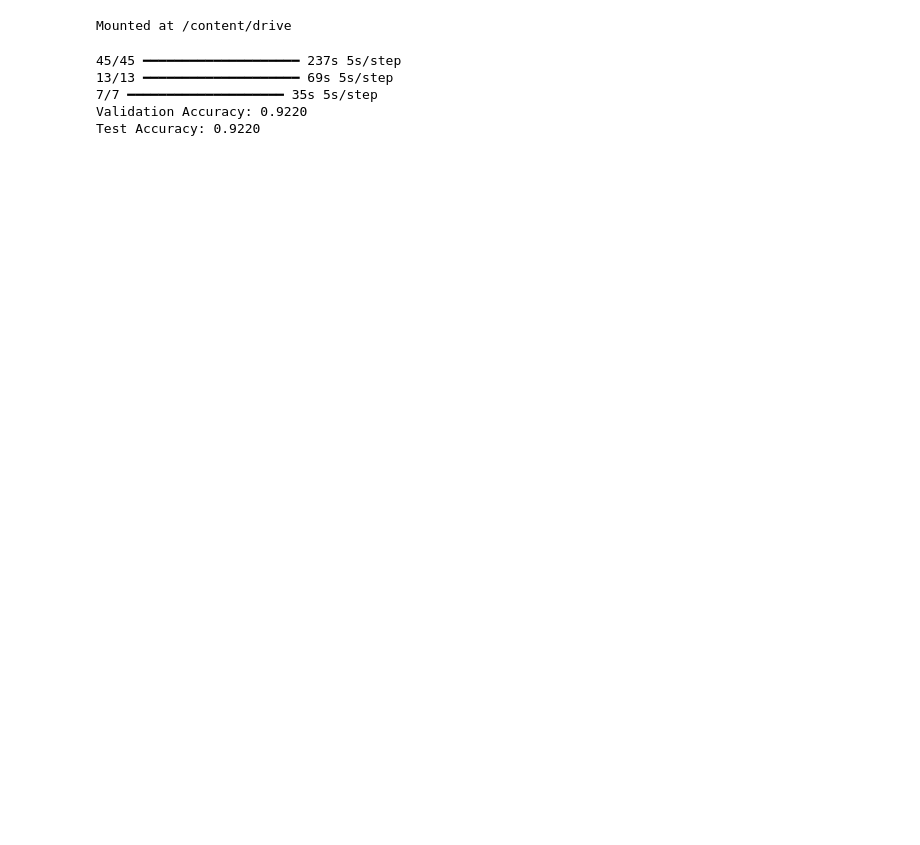
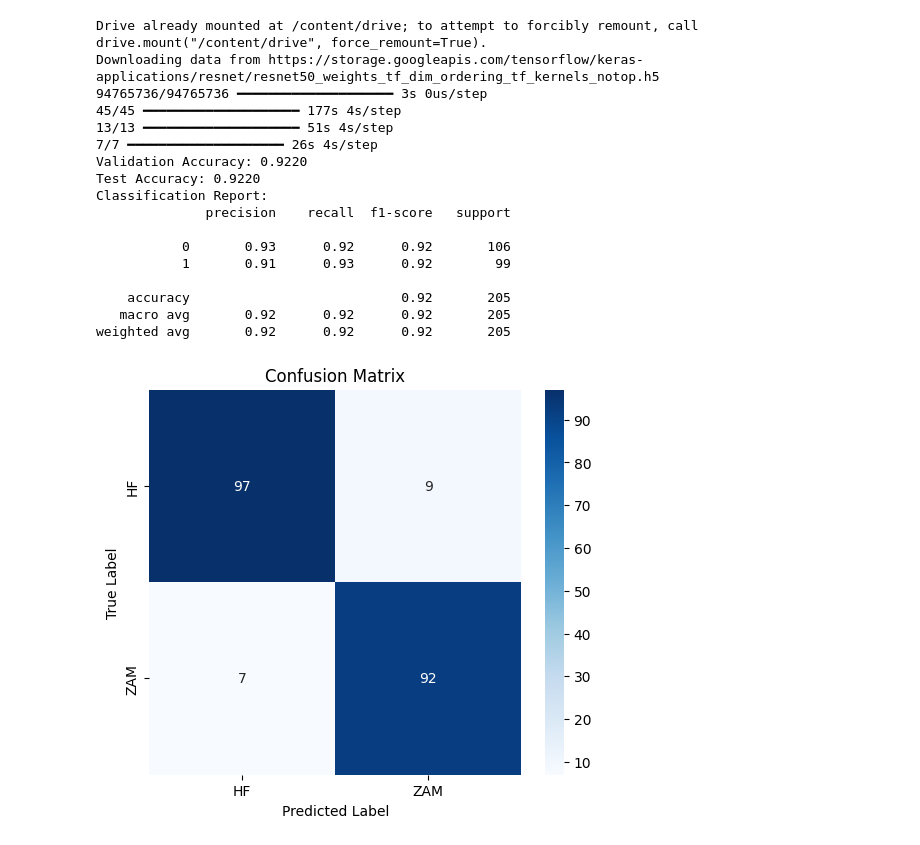
Before and after one commit to siva0124/HUNTER-C, a Jupyter notebook: Untitled1.ipynb, the cells around one changed output. Saved outputs shown, nothing was run; the diff lists cells and outputs as text; code cells hidden in the pictures; blank space fills up the shorter version.

```diff
--- a/Untitled1.ipynb
+++ b/Untitled1.ipynb
@@ -1,21 +1,21 @@
 # %% [markdown]
 <a href="https://colab.research.google.com/github/siva0124/HUNTER-C/blob/main/Untitled1.ipynb" target="_parent"><img src="https://colab.research.google.com/assets/colab-badge.svg" alt="Open In Colab"/></a>
-# %%
-from google.colab import drive
-drive.mount('/content/drive')
-# %% [output]
-Mounted at /content/drive
 # %%
+# SVM Methodology
+from google.colab import drive
+drive.mount('/content/drive')
+
 import os
 import numpy as np
 import cv2
+import matplotlib.pyplot as plt
+import seaborn as sns
 from sklearn.svm import SVC
-from sklearn.metrics import accuracy_score
+from sklearn.metrics import accuracy_score, classification_report, confusion_matrix, roc_curve, auc
 from tensorflow.keras.applications import ResNet50
 from tensorflow.keras.applications.resnet50 import preprocess_input
 from tensorflow.keras.preprocessing.image import load_img, img_to_array
 from tensorflow.keras.models import Model
-from tensorflow.keras.utils import to_categorical
 
 # Paths
 test_images_path = "/content/drive/MyDrive/skin cancer detection/test/images"
@@ -51,33 +51,77 @@ def load_images_and_extract_features(images_path, labels_path, model):
     features = model.predict(images)
     return features, labels
 
 # Load pre-trained ResNet50 model for feature extraction
 base_model = ResNet50(weights='imagenet', include_top=False, pooling='avg')
 feature_extractor = Model(inputs=base_model.input, outputs=base_model.output)
 
 # Load training data
 X_train, y_train = load_images_and_extract_features(train_images_path, train_labels_path, feature_extractor)
 # Load validation data
 X_valid, y_valid = load_images_and_extract_features(valid_images_path, valid_labels_path, feature_extractor)
 # Load test data
 X_test, y_test = load_images_and_extract_features(test_images_path, test_labels_path, feature_extractor)
 
 # Train SVM classifier
 svm = SVC(kernel='linear', probability=True)
 svm.fit(X_train, y_train)
 
 # Evaluate on validation set
 y_valid_pred = svm.predict(X_valid)
 valid_accuracy = accuracy_score(y_valid, y_valid_pred)
 print(f'Validation Accuracy: {valid_accuracy:.4f}')
 
 # Evaluate on test set
 y_test_pred = svm.predict(X_test)
 test_accuracy = accuracy_score(y_test, y_test_pred)
 print(f'Test Accuracy: {test_accuracy:.4f}')
+
+# Classification report
+print("Classification Report:")
+print(classification_report(y_test, y_test_pred))
+
+# Confusion Matrix as Image
+cm = confusion_matrix(y_test, y_test_pred)
+labels = ["HF", "ZAM"]  # Class labels
+
+plt.figure(figsize=(6, 5))
+sns.heatmap(cm, annot=True, fmt='d', cmap='Blues', xticklabels=labels, yticklabels=labels)
+plt.xlabel("Predicted Label")
+plt.ylabel("True Label")
+plt.title("Confusion Matrix")
+plt.show()
+
+# ROC Curve
+y_test_prob = svm.predict_proba(X_test)[:, 1]
+fpr, tpr, _ = roc_curve(y_test, y_test_prob)
+roc_auc = auc(fpr, tpr)
+
+plt.figure()
+plt.plot(fpr, tpr, color='blue', lw=2, label=f'ROC curve (area = {roc_auc:.2f})')
+plt.plot([0, 1], [0, 1], color='gray', linestyle='--')
+plt.xlim([0.0, 1.0])
+plt.ylim([0.0, 1.0])
+plt.xlabel('False Positive Rate')
+plt.ylabel('True Positive Rate')
+plt.title('Receiver Operating Characteristic (ROC) Curve')
+plt.legend(loc='lower right')
+plt.show()
 # %% [output]
-45/45 ━━━━━━━━━━━━━━━━━━━━ 237s 5s/step
-13/13 ━━━━━━━━━━━━━━━━━━━━ 69s 5s/step
-7/7 ━━━━━━━━━━━━━━━━━━━━ 35s 5s/step
+Drive already mounted at /content/drive; to attempt to forcibly remount, call drive.mount("/content/drive", force_remount=True).
+Downloading data from https://storage.googleapis.com/tensorflow/keras-applications/resnet/resnet50_weights_tf_dim_ordering_tf_kernels_notop.h5
+94765736/94765736 ━━━━━━━━━━━━━━━━━━━━ 3s 0us/step
+45/45 ━━━━━━━━━━━━━━━━━━━━ 177s 4s/step
+13/13 ━━━━━━━━━━━━━━━━━━━━ 51s 4s/step
+7/7 ━━━━━━━━━━━━━━━━━━━━ 26s 4s/step
 Validation Accuracy: 0.9220
 Test Accuracy: 0.9220
+Classification Report:
+              precision    recall  f1-score   support
+
+           0       0.93      0.92      0.92       106
+           1       0.91      0.93      0.92        99
+
+    accuracy                           0.92       205
+   macro avg       0.92      0.92      0.92       205
+weighted avg       0.92      0.92      0.92       205
+[figure, added]
```
Also changed, not shown: parts of 2 cells of this notebook.
